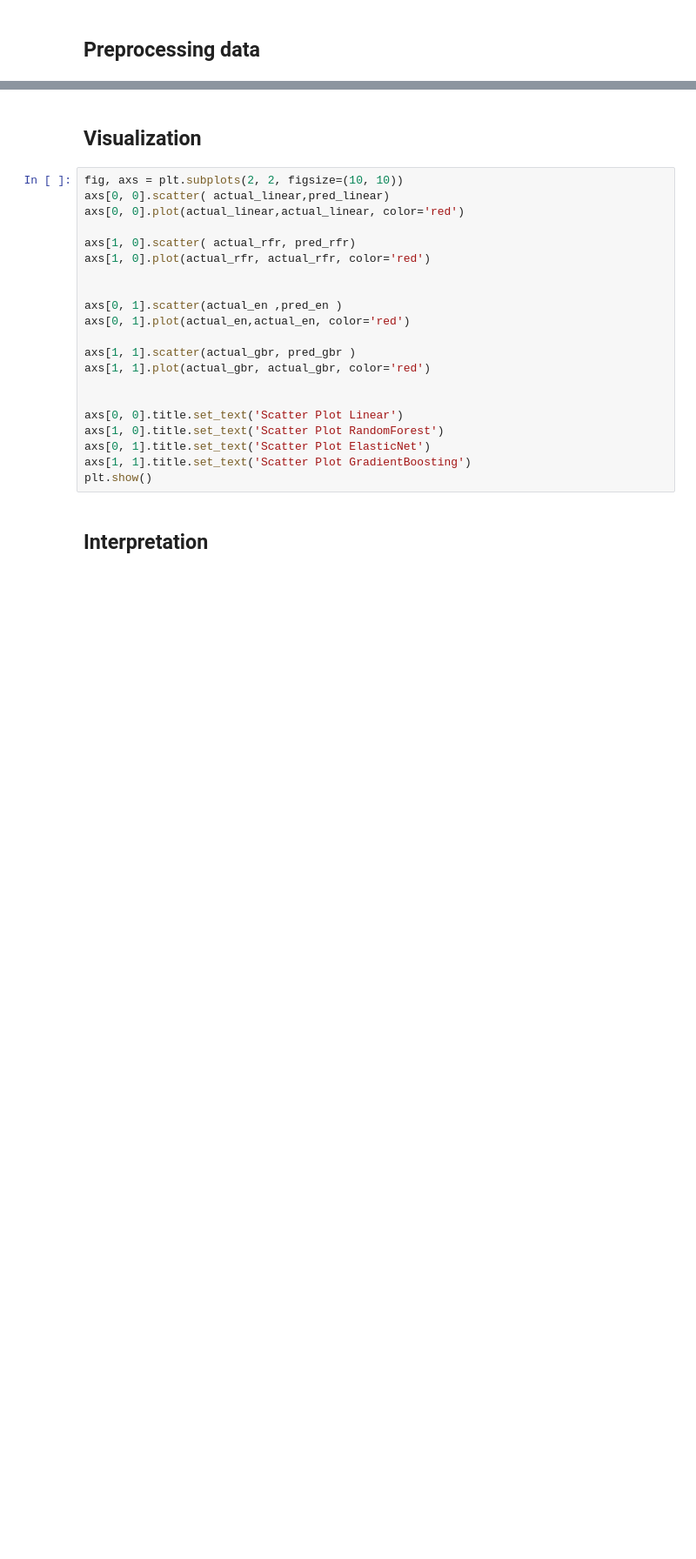
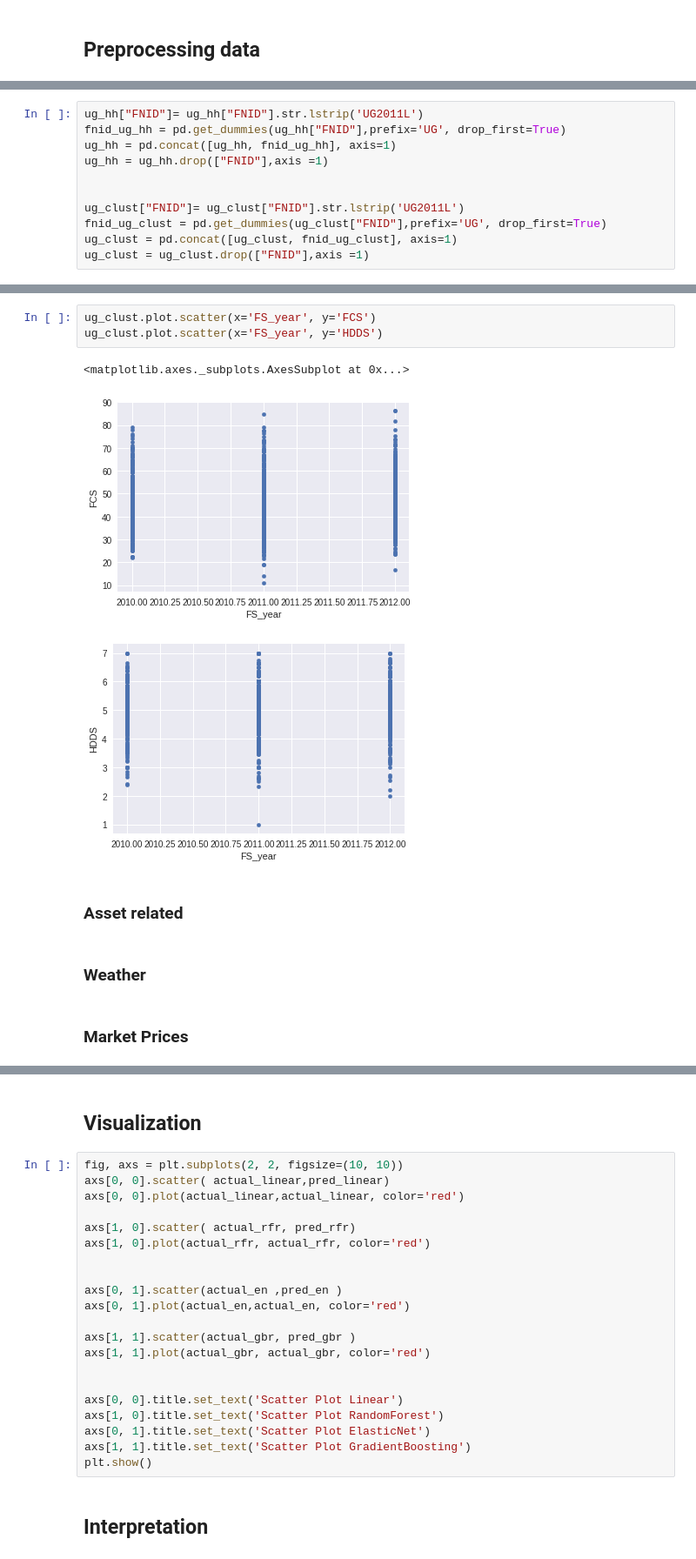
Before and after one commit to zhou100/FoodSecurityPrediction, a Jupyter notebook: PredictFS.ipynb, the cells around one changed output, grey strips where cells are left out. Shown at 87% size. Drawn from its saved outputs; the diff is of its cells as text; blank space fills up the shorter version.

```diff
--- a/PredictFS.ipynb
+++ b/PredictFS.ipynb
@@ -138,0 +97,11 @@ r2_en
+# %%
+ug_hh["FNID"]= ug_hh["FNID"].str.lstrip('UG2011L')
+fnid_ug_hh = pd.get_dummies(ug_hh["FNID"],prefix='UG', drop_first=True)
+ug_hh = pd.concat([ug_hh, fnid_ug_hh], axis=1)
+ug_hh = ug_hh.drop(["FNID"],axis =1)
+
+
+ug_clust["FNID"]= ug_clust["FNID"].str.lstrip('UG2011L')
+fnid_ug_clust = pd.get_dummies(ug_clust["FNID"],prefix='UG', drop_first=True)
+ug_clust = pd.concat([ug_clust, fnid_ug_clust], axis=1)
+ug_clust = ug_clust.drop(["FNID"],axis =1)
@@ -138,0 +164,13 @@ r2_en
+# %%
+ug_clust.plot.scatter(x='FS_year', y='FCS')
+ug_clust.plot.scatter(x='FS_year', y='HDDS')
+# %% [output]
+<matplotlib.axes._subplots.AxesSubplot at 0x...>
+[figure, added]
+[figure, added]
+# %% [markdown]
+### Asset related
+# %% [markdown]
+### Weather
+# %% [markdown]
+### Market Prices
```
Also changed, not shown: parts of 64 cells of this notebook.
